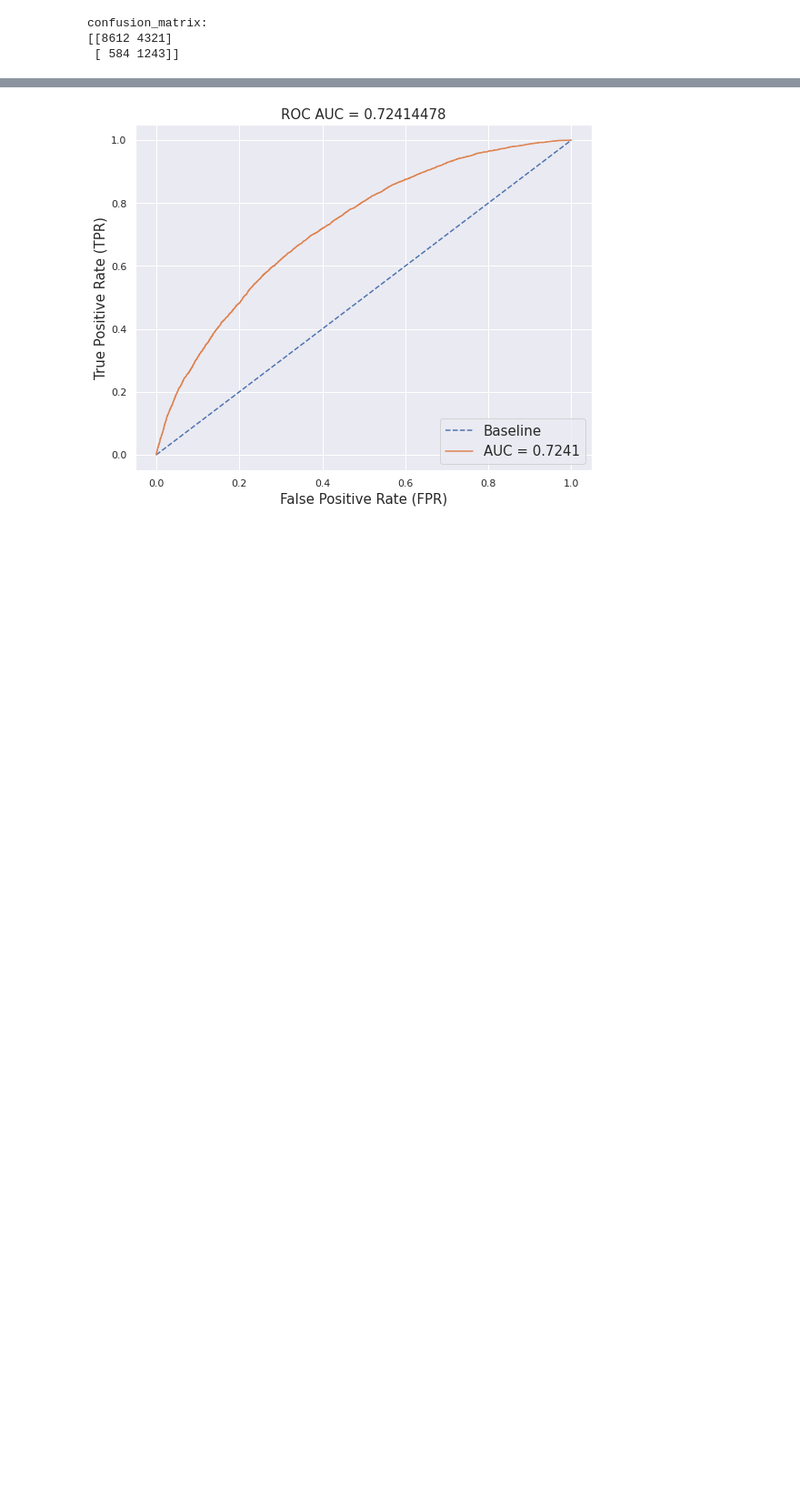
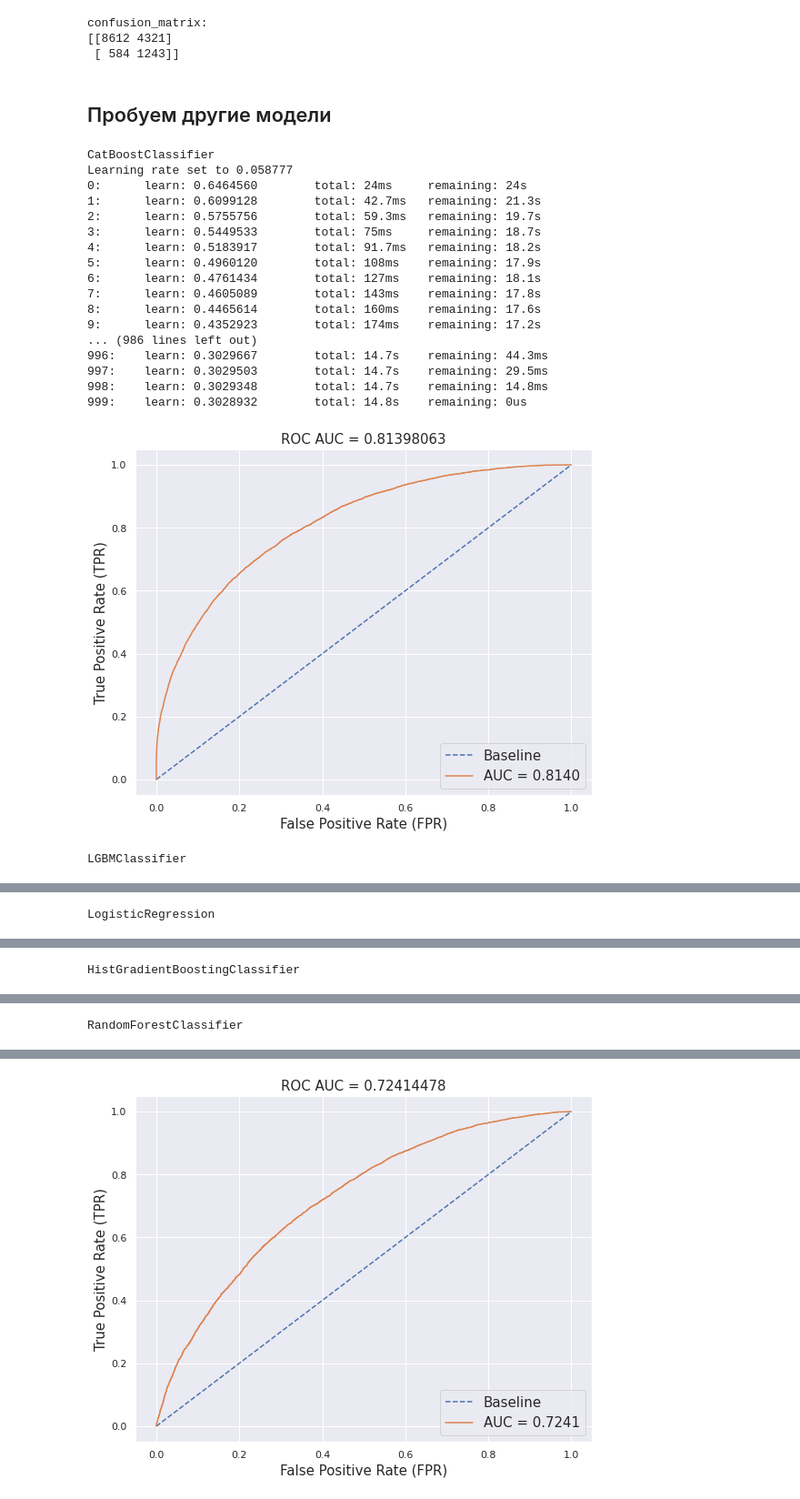
Before and after one commit to XelorR/sf_project_5, a Jupyter notebook: pp_tuned_baseline.ipynb, the cells around one changed output, grey strips where cells are left out. Shown at 91% size. Saved outputs shown, nothing was run; the diff lists cells and outputs as text; code cells hidden in the pictures; blank space fills up the shorter version.

Commit message:
перебрал модели, остановился на кэтбусте, применил андерсемплинг

```diff
--- a/pp_tuned_baseline.ipynb
+++ b/pp_tuned_baseline.ipynb
@@ -430,0 +414,36 @@ y_pred_us = logreg_us.predict(X_test_us)
+# %% [markdown]
+## Пробуем другие модели
+# %%
+from lightgbm import LGBMClassifier
+from catboost import CatBoostClassifier
+from sklearn.ensemble import RandomForestClassifier, HistGradientBoostingClassifier
+
+for name, model in (
+    ("CatBoostClassifier", CatBoostClassifier()),
+    ("LGBMClassifier", LGBMClassifier()),
+    ("LogisticRegression", LogisticRegression()),
+    ("HistGradientBoostingClassifier", HistGradientBoostingClassifier()),
+    ("RandomForestClassifier", RandomForestClassifier()),
+):
+    print("\n\n" + name)
+    plot_roc_auc(y_train, model.fit(X_train, y_train).predict_proba(X_train).T[1])
+# %% [output]
+CatBoostClassifier
+Learning rate set to 0.058777
+0:      learn: 0.6464560        total: 24ms     remaining: 24s
+1:      learn: 0.6099128        total: 42.7ms   remaining: 21.3s
+2:      learn: 0.5755756        total: 59.3ms   remaining: 19.7s
+3:      learn: 0.5449533        total: 75ms     remaining: 18.7s
+4:      learn: 0.5183917        total: 91.7ms   remaining: 18.2s
+5:      learn: 0.4960120        total: 108ms    remaining: 17.9s
+6:      learn: 0.4761434        total: 127ms    remaining: 18.1s
+7:      learn: 0.4605089        total: 143ms    remaining: 17.8s
+8:      learn: 0.4465614        total: 160ms    remaining: 17.6s
+9:      learn: 0.4352923        total: 174ms    remaining: 17.2s
+... (986 lines left out)
+996:    learn: 0.3029667        total: 14.7s    remaining: 44.3ms
+997:    learn: 0.3029503        total: 14.7s    remaining: 29.5ms
+998:    learn: 0.3029348        total: 14.7s    remaining: 14.8ms
+999:    learn: 0.3028932        total: 14.8s    remaining: 0us
+[figure, added]
+LGBMClassifier
@@ -430,0 +451 @@ y_pred_us = logreg_us.predict(X_test_us)
+LogisticRegression
@@ -430,0 +453 @@ y_pred_us = logreg_us.predict(X_test_us)
+HistGradientBoostingClassifier
@@ -430,0 +455 @@ y_pred_us = logreg_us.predict(X_test_us)
+RandomForestClassifier
```
Also changed, not shown: parts of 10 cells of this notebook.
